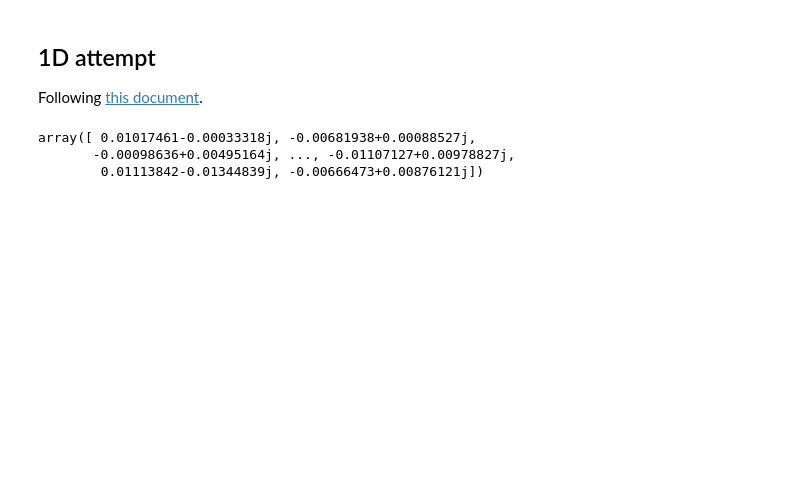
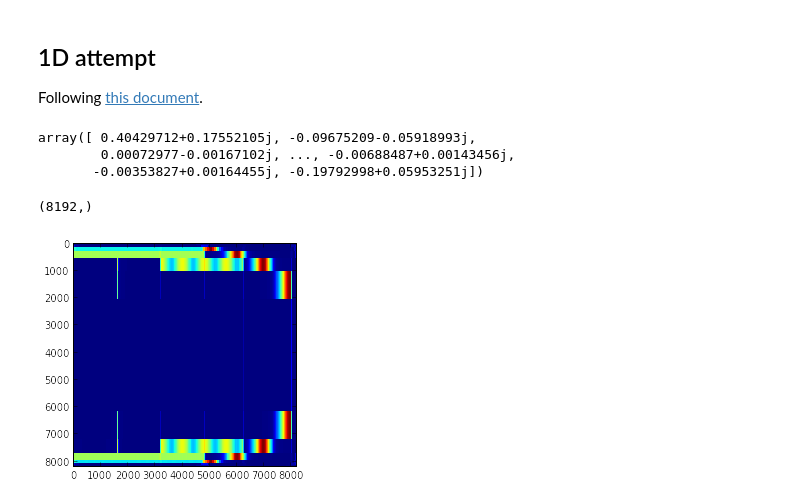
Before and after one commit to kwinkunks/timefreak, a Jupyter notebook: gft.ipynb, the cells around one changed output. Saved outputs shown, nothing was run; the diff lists cells and outputs as text; code cells hidden in the pictures; blank space fills up the shorter version.

```diff
--- a/gft.ipynb
+++ b/gft.ipynb
@@ -57,13 +68,26 @@ plt.show()
 ## 1D attempt
 
 Following [this document](http://www.mirrorservice.org/sites/downloads.sourceforge.net/f/fs/fst-uofc/README-Py.pdf).
+# %%
+syn = np.loadtxt('benchmark_signals/synthetic.txt')
+SYN = gft.gft1d(syn, 'gaussian')
+SYN
+# %% [output]
+array([ 0.40429712+0.17552105j, -0.09675209-0.05918993j,
+        0.00072977-0.00167102j, ..., -0.00688487+0.00143456j,
+       -0.00353827+0.00164455j, -0.19792998+0.05953251j])
+# %%
+SYN.shape
+# %% [output]
+(8192,)
+# %%
+plt.figure()
+plt.imshow(abs(gft.gft1dInterpolateNN(SYN)), interpolation='none')
+plt.show()
+# %% [output]
+[figure, added]
 # %%
-tremor = np.loadtxt('benchmark_signals/tremor.txt')
-G = gft.gft1d(tremor, 'gaussian')
-G
+microseismic = np.loadtxt('benchmark_signals/microseismic.txt')
+MICRO = gft.gft1d(microseismic, 'gaussian')
-# %% [output]
-array([ 0.01017461-0.00033318j, -0.00681938+0.00088527j,
-       -0.00098636+0.00495164j, ..., -0.01107127+0.00978827j,
-        0.01113842-0.01344839j, -0.00666473+0.00876121j])
 # %%
 plt.figure()
```
Also changed, not shown: parts of 12 cells of this notebook.
